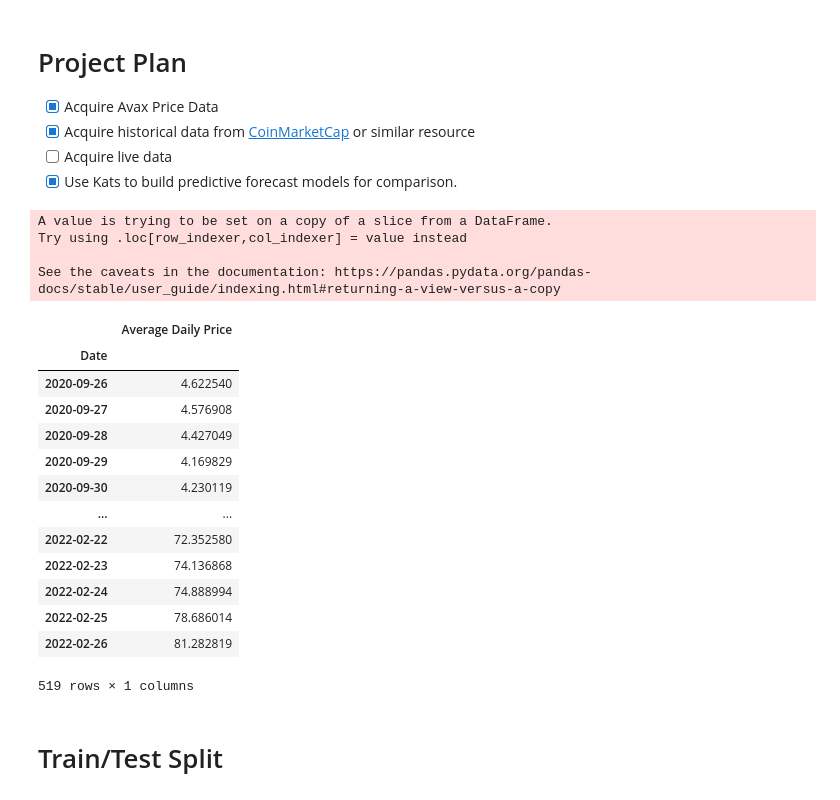
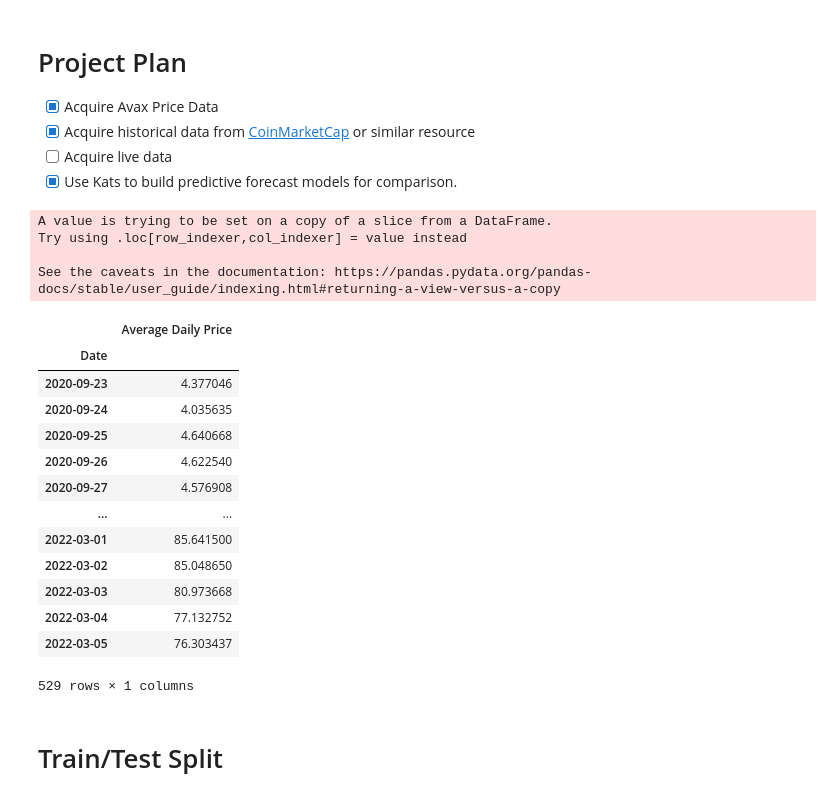
Before and after one commit to AFinney1/avax-project, a Jupyter notebook: avax-price-forecast.ipynb, the cells around one changed output. Drawn from its saved outputs; the diff is of its cells as text; code cells hidden in the pictures.

```diff
--- a/avax-price-forecast.ipynb
+++ b/avax-price-forecast.ipynb
@@ -28,34 +28,34 @@ pd.options.plotting.backend = "plotly"
 
 today =  datetime.datetime.today().strftime('%Y-%m-%d')
 # %%
-avax_data = pd.read_csv('avalanche_2020-9-26_2022-2-26.csv').iloc[::-1]
+avax_data = pd.read_csv('avalanche_2020-9-22_2022-3-6.csv').iloc[::-1]
 avax_data.head()
 avax_data['Average Daily Price'] = avax_data[['Open', 'Close']].mean(axis=1)
 avax_daily_ave = avax_data[['Date','Average Daily Price']]
 avax_daily_ave['Date'] = pd.to_datetime(avax_daily_ave['Date'])
 avax_daily_ave.set_index('Date', inplace=True)
 avax_daily_ave.head()
 avax_daily_ave.tail()
 avax_daily_ave
 # %% [output]
 A value is trying to be set on a copy of a slice from a DataFrame.
 Try using .loc[row_indexer,col_indexer] = value instead
 
 See the caveats in the documentation: https://pandas.pydata.org/pandas-docs/stable/user_guide/indexing.html#returning-a-view-versus-a-copy
 |  | Average Daily Price |
 | Date |  |
+| 2020-09-23 | 4.377046 |
+| 2020-09-24 | 4.035635 |
+| 2020-09-25 | 4.640668 |
 | 2020-09-26 | 4.622540 |
 | 2020-09-27 | 4.576908 |
-| 2020-09-28 | 4.427049 |
-| 2020-09-29 | 4.169829 |
-| 2020-09-30 | 4.230119 |
 | ... | ... |
-| 2022-02-22 | 72.352580 |
-| 2022-02-23 | 74.136868 |
-| 2022-02-24 | 74.888994 |
-| 2022-02-25 | 78.686014 |
-| 2022-02-26 | 81.282819 |
+| 2022-03-01 | 85.641500 |
+| 2022-03-02 | 85.048650 |
+| 2022-03-03 | 80.973668 |
+| 2022-03-04 | 77.132752 |
+| 2022-03-05 | 76.303437 |
-519 rows × 1 columns
+529 rows × 1 columns
 # %%
 def plot_close_prices():
     """
```
Also changed, not shown: parts of 7 cells of this notebook.
